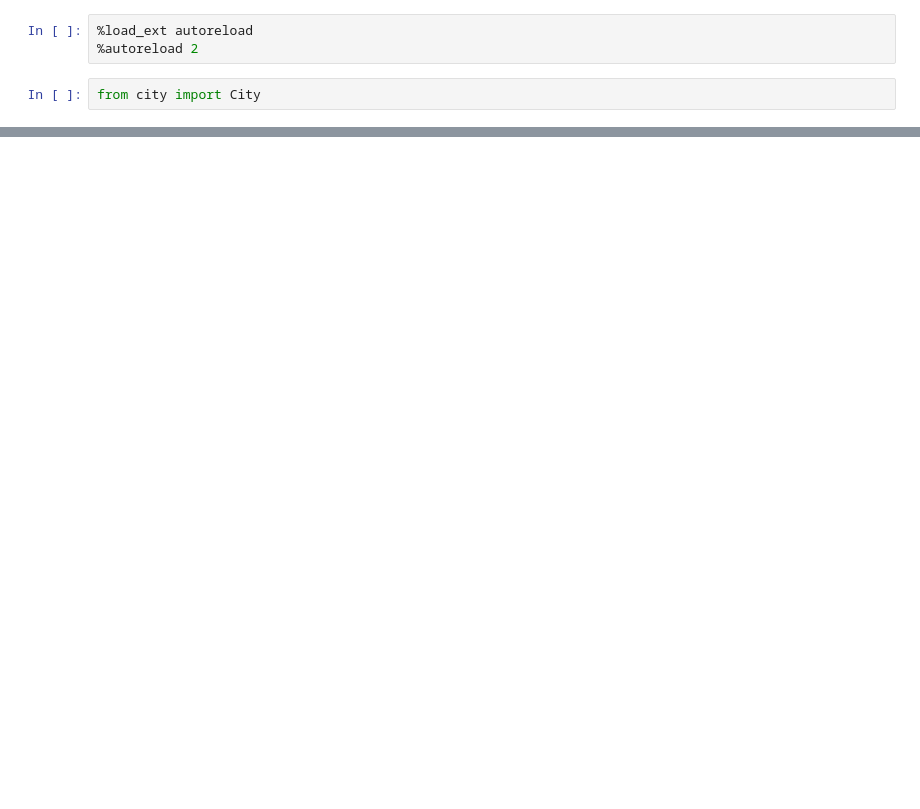
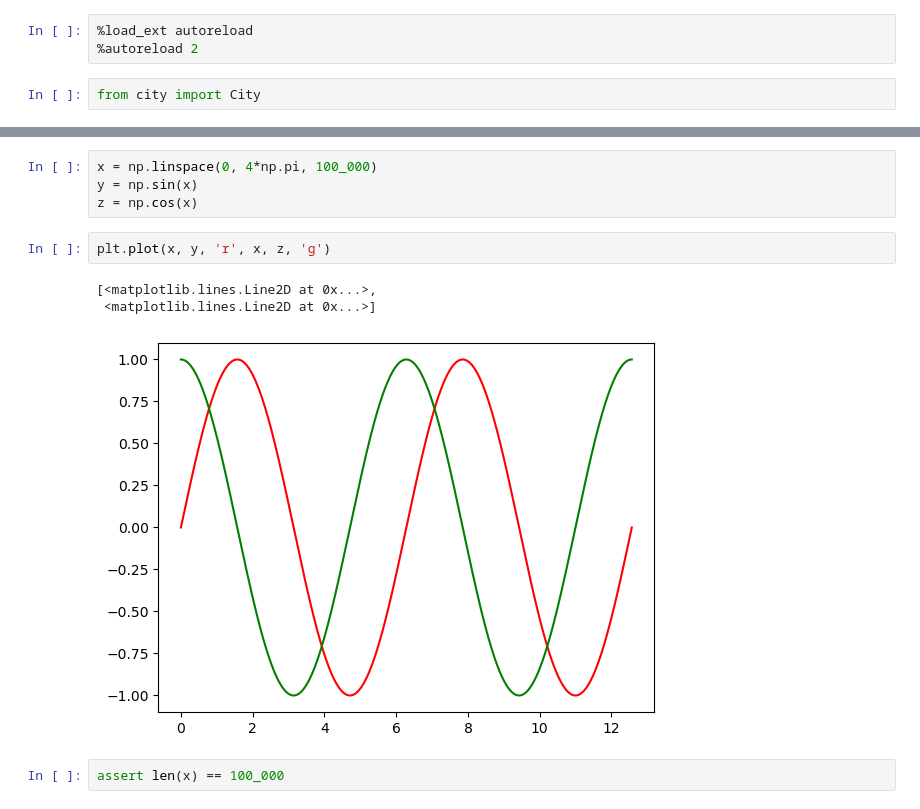
Before and after one commit to matthcol/python202411, a Jupyter notebook: ProjectCity/citynb.ipynb, the cells around one changed output, grey strips where cells are left out. Saved outputs shown, nothing was run; the diff lists cells and outputs as text; blank space fills up the shorter version.

```diff
--- a/ProjectCity/citynb.ipynb
+++ b/ProjectCity/citynb.ipynb
@@ -25,0 +150,12 @@ for c in city01, city31, city95, city97a, city97b, city98:
+# %%
+x = np.linspace(0, 4*np.pi, 100_000)
+y = np.sin(x)
+z = np.cos(x)
+# %%
+plt.plot(x, y, 'r', x, z, 'g')
+# %% [output]
+[<matplotlib.lines.Line2D at 0x...>,
+ <matplotlib.lines.Line2D at 0x...>]
+[figure, added]
+# %%
+assert len(x) == 100_000
```
Also changed, not shown: parts of 33 cells of this notebook, 11 other files.
